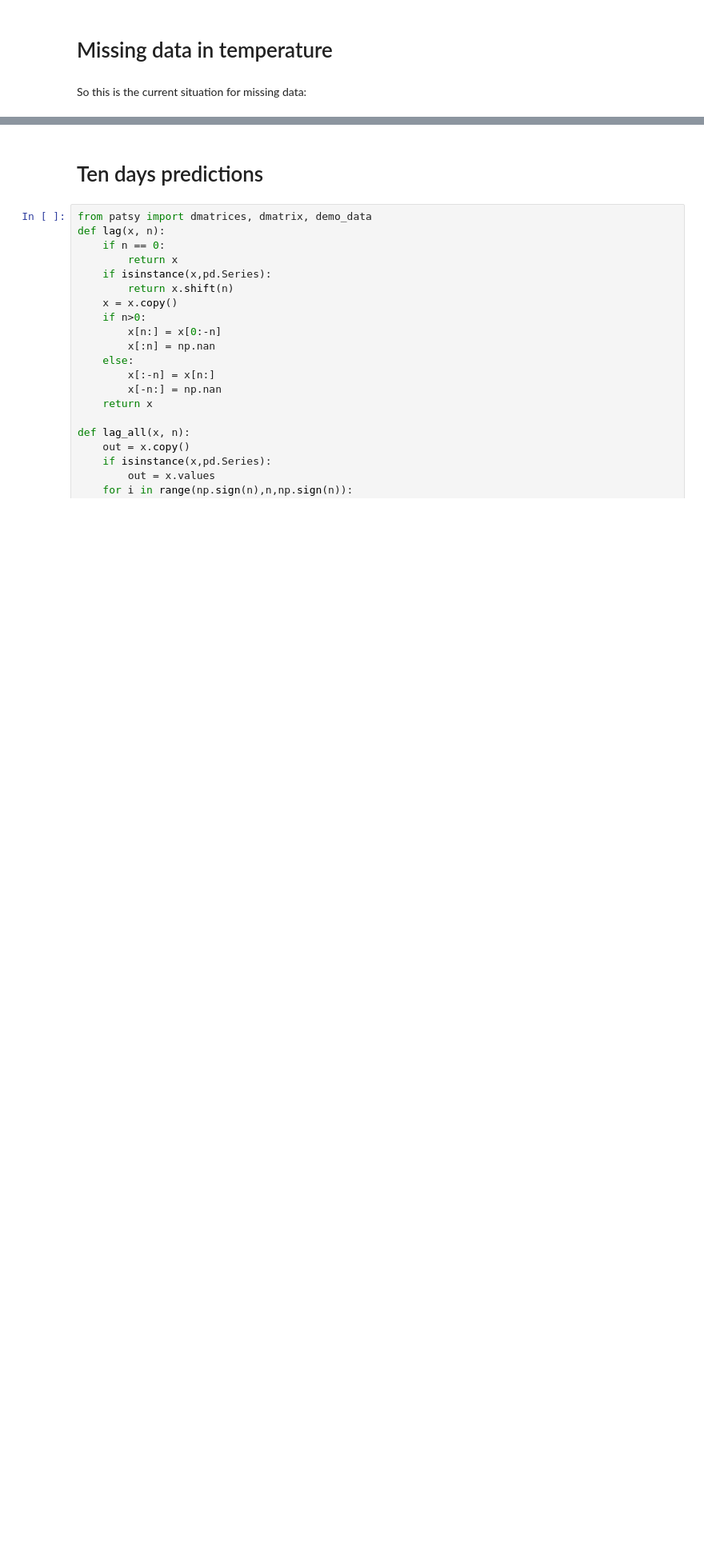
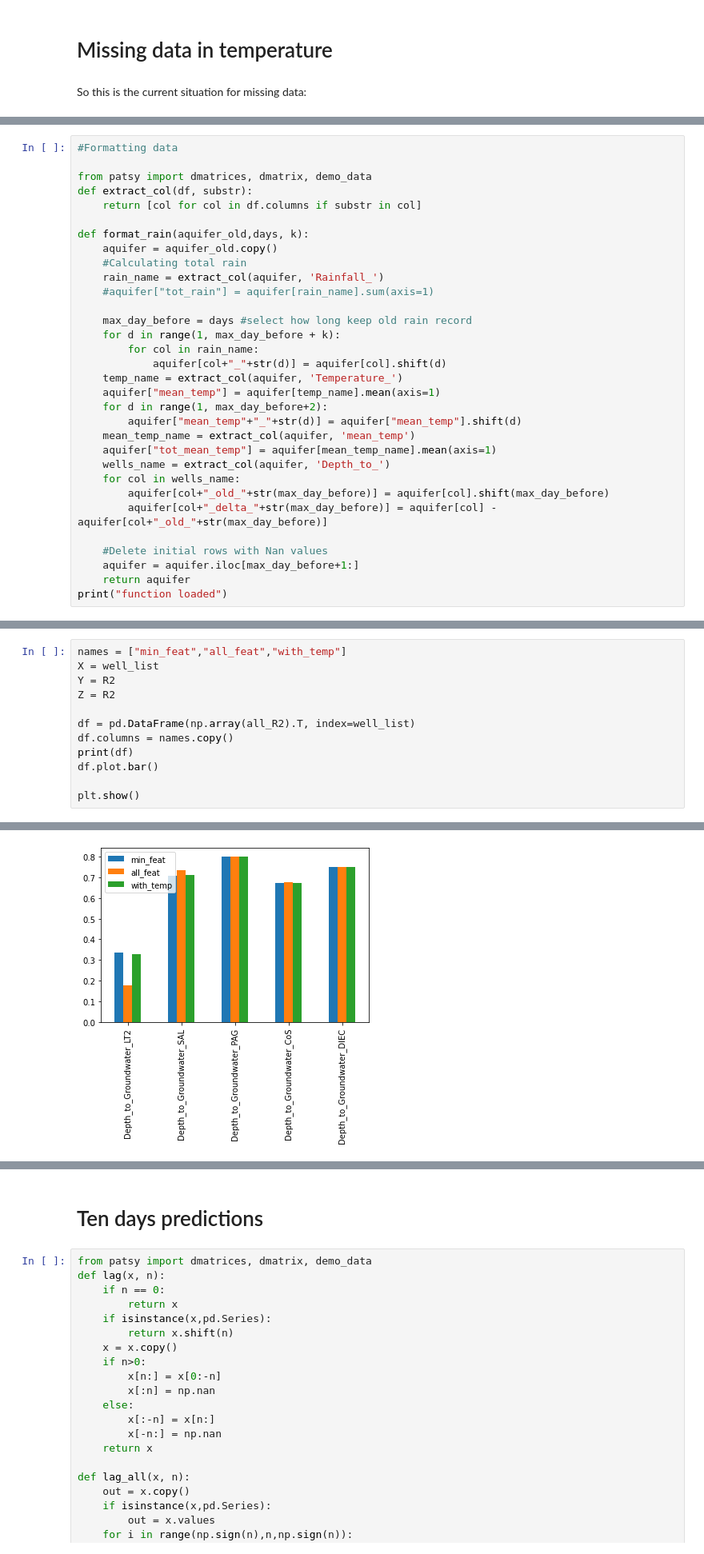
Before and after one commit to menegop/ACEA_smart_water_analytics, a Jupyter notebook: paolo.ipynb, the cells around one changed output, grey strips where cells are left out. Shown: that part at 80% size. Drawn from its saved outputs; the diff is of its cells as text; blank space fills up the shorter version.

```diff
--- a/paolo.ipynb
+++ b/paolo.ipynb
@@ -191,0 +270,32 @@ for df in (aquifer,):
+# %%
+#Formatting data
+
+from patsy import dmatrices, dmatrix, demo_data
+def extract_col(df, substr):
+    return [col for col in df.columns if substr in col]
+
+def format_rain(aquifer_old,days, k):
+    aquifer = aquifer_old.copy()
+    #Calculating total rain
+    rain_name = extract_col(aquifer, 'Rainfall_')
+    #aquifer["tot_rain"] = aquifer[rain_name].sum(axis=1)
+
+    max_day_before = days #select how long keep old rain record
+    for d in range(1, max_day_before + k):
+        for col in rain_name:
+            aquifer[col+"_"+str(d)] = aquifer[col].shift(d)
+    temp_name = extract_col(aquifer, 'Temperature_')
+    aquifer["mean_temp"] = aquifer[temp_name].mean(axis=1)
+    for d in range(1, max_day_before+2):
+        aquifer["mean_temp"+"_"+str(d)] = aquifer["mean_temp"].shift(d)
+    mean_temp_name = extract_col(aquifer, 'mean_temp')
+    aquifer["tot_mean_temp"] = aquifer[mean_temp_name].mean(axis=1)
+    wells_name = extract_col(aquifer, 'Depth_to_')
+    for col in wells_name:
+        aquifer[col+"_old_"+str(max_day_before)] = aquifer[col].shift(max_day_before)
+        aquifer[col+"_delta_"+str(max_day_before)] = aquifer[col] - aquifer[col+"_old_"+str(max_day_before)]
+
+    #Delete initial rows with Nan values
+    aquifer = aquifer.iloc[max_day_before+1:]
+    return aquifer
+print("function loaded")
@@ -191,0 +595,13 @@ for df in (aquifer,):
+# %%
+names = ["min_feat","all_feat","with_temp"]
+X = well_list
+Y = R2
+Z = R2
+
+df = pd.DataFrame(np.array(all_R2).T, index=well_list)
+df.columns = names.copy()
+print(df)
+df.plot.bar()
+
+plt.show()
+# %% [output]
@@ -191,0 +614 @@ for df in (aquifer,):
+[figure, added]
```
Also changed, not shown: parts of 28 cells of this notebook, 2 other files.
